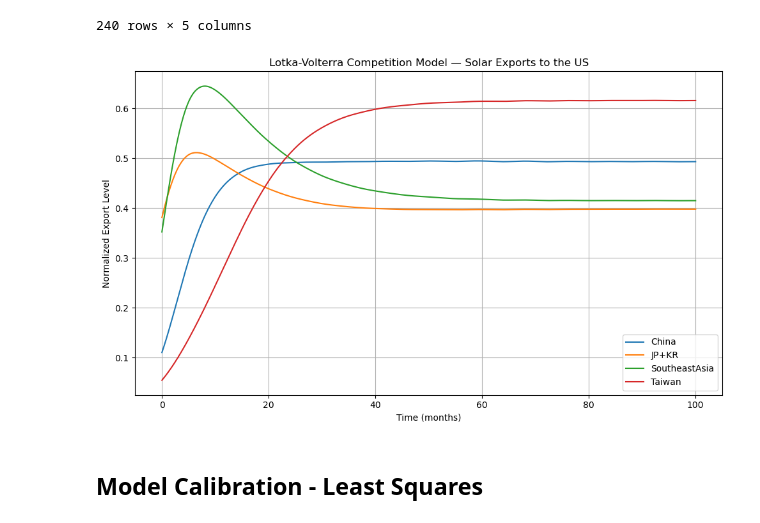
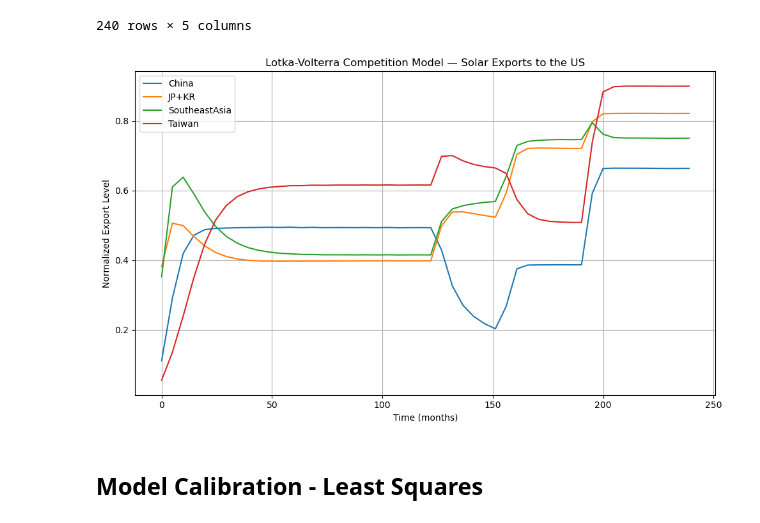
Before and after one commit to LeonardoPolverari/simulation_project, a Jupyter notebook: notebooks/angius_new.ipynb, the cells around one changed output. Saved outputs shown, nothing was run; the diff lists cells and outputs as text; code cells hidden in the pictures.

```diff
--- a/notebooks/angius_new.ipynb
+++ b/notebooks/angius_new.ipynb
@@ -67,12 +28,14 @@ plt.show()
 # %% [markdown]
 ## Model
 # %%
+# Uncomment if you want normalized values
 df_normalized = pd.read_csv(data_path / 'dati_leo_normalizzati.csv')
 df_normalized = df_normalized.reset_index(drop=True)
-df_normalized = df_normalized.drop(columns=['europe', 'total'])
+df_normalized = df_normalized.drop(columns=['Europe', 'total'])
 df_normalized
 
+# # Uncomment if you want absolute values
 # df_normalized = df.copy()
-# df_normalized = df_normalized.drop(columns=['europe'])
+# df_normalized = df_normalized.drop(columns=['Europe'])
 # df_normalized
 # %% [output]
@@ -225,38 +123,51 @@ params = {
     'b31': 0.1, 'b32': 0.1, 'b33': 0.1, 'b34': 0.1,
     'b41': 0.1, 'b42': 0.1, 'b43': 0.1, 'b44': 0.1
 }
 
+'''
+params = {
+    'r1': 50.0, 'r2': 30.0, 'r3': 40.0, 'r4': 35.0,
+    'a11': 0.00001, 'a12': 0.000006, 'a13': 0.000004, 'a14': 0.000003,
+    'a21': 0.000004, 'a22': 0.000002, 'a23': 0.000003, 'a24': 0.000004,
+    'a31': 0.000004, 'a32': 0.000002, 'a33': 0.000003, 'a34': 0.000005,
+    'a41': 0.000006, 'a42': 0.000004, 'a43': 0.000004, 'a44': 0.00001,
+    'b11': 0.000001, 'b21': 0.000001, 'b31': 0.000001, 'b41': 0.000001,
+    'b12': 0.000001, 'b22': 0.000001, 'b32': 0.000001, 'b42': 0.000001,
+    'b13': 0.000001, 'b23': 0.000001, 'b33': 0.000001, 'b43': 0.000001,
+    'b14': 0.000001, 'b24': 0.000001, 'b34': 0.000001, 'b44': 0.000001
+}
+'''
+
 # Initial conditions (example, adjust as needed)
 X0 = df_normalized.iloc[0, 1:].values.tolist()  # Use the first row of normalized data as initial conditions
 
 # Time span and evaluation points
-t_span = (0, 100)
-t_eval = np.linspace(*t_span, 500)
+t_span = (0, 239)
+t_eval = np.linspace(*t_span)
 
 # Solve the system
 sol = solve_ivp(
     fun=lambda t, X: lotka_volterra_with_tariffs_end(t, X, df_tariffs, **params),
     t_span=t_span,
     y0=X0,
-    t_eval=t_eval,
-    method='RK45'
+    t_eval=t_eval
 )
 
 # Plot the results
 plt.figure(figsize=(10, 6))
 plt.plot(sol.t, sol.y[0], label='China')
 plt.plot(sol.t, sol.y[1], label='JP+KR')
 plt.plot(sol.t, sol.y[2], label='SoutheastAsia')
 plt.plot(sol.t, sol.y[3], label='Taiwan')
 plt.title('Lotka-Volterra Competition Model — Solar Exports to the US')
 plt.xlabel('Time (months)')
 plt.ylabel('Normalized Export Level')
 plt.legend()
 plt.grid(True)
 plt.tight_layout()
 plt.show()
 # %% [output]
-[figure, old version]
+[figure, new version]
 # %% [markdown]
 ## Model Calibration - Least Squares
 # %%
```
Also changed, not shown: parts of 17 cells of this notebook.
